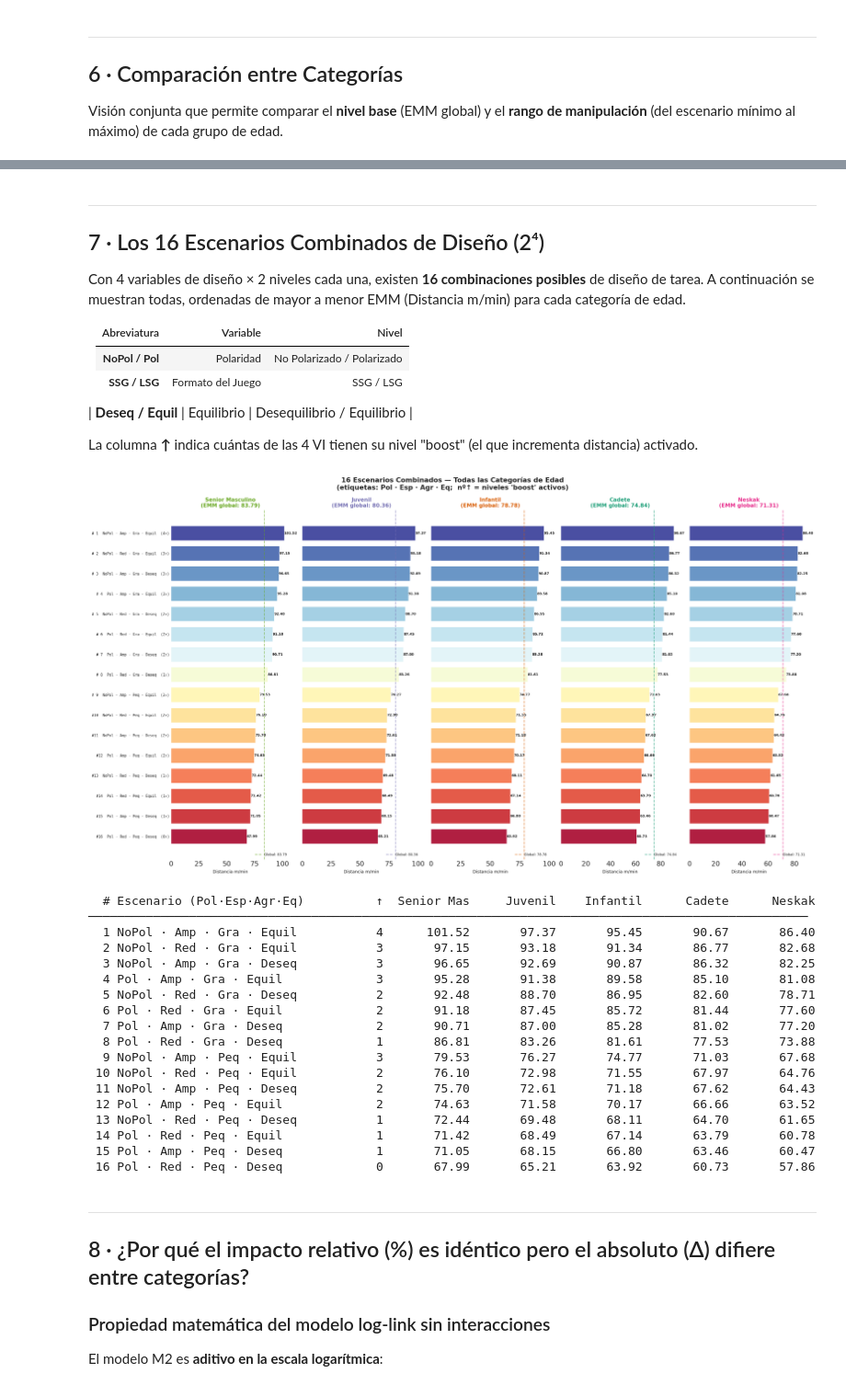
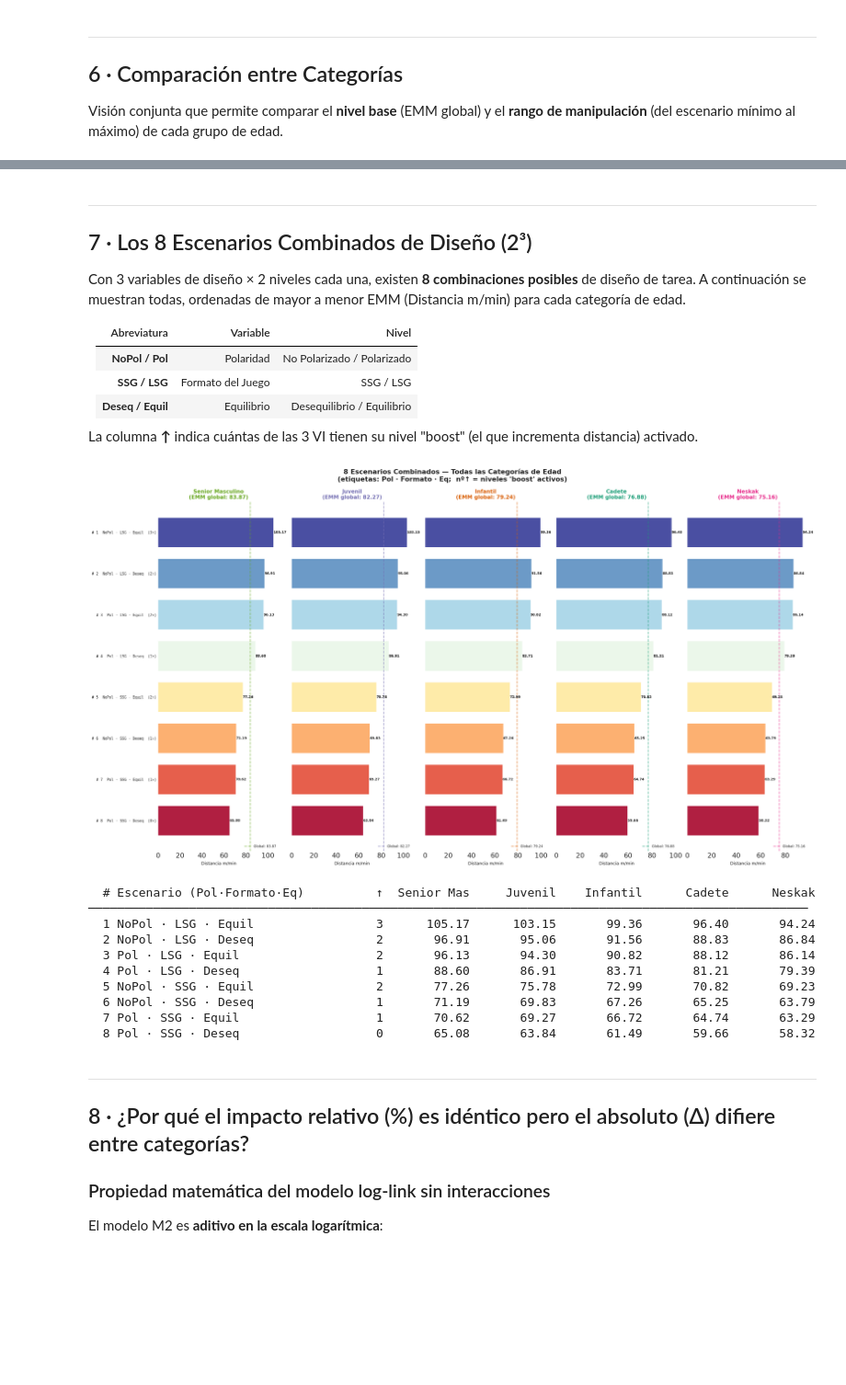
Before and after one commit to Bixen10/TFG-CristianRuiz-ImpactoTecnico, a Jupyter notebook: 04_GLMM/03b_glmm_distancia_fichas_categoria.ipynb, the cells around one changed output, grey strips where cells are left out. Shown at 92% size. Drawn from its saved outputs; the diff is of its cells as text; code cells hidden in the pictures; blank space fills up the shorter version.

```diff
--- a/04_GLMM/03b_glmm_distancia_fichas_categoria.ipynb
+++ b/04_GLMM/03b_glmm_distancia_fichas_categoria.ipynb
@@ -239,8 +235,7 @@ nivel_reduce = {
 }
 etiquetas_nivel = {
     "NoPolarizado": "No Polarizado", "Polarizado": "Polarizado",
-    "reducido": "Reducido",          "amplio": "Amplio",
-    "pequeño": "Pequeño (≤4v≤4)",    "grande": "Grande (≥5v≥5)",
+    "LSG": "Grande (LSG)",           "SSG": "Pequeño (SSG)",
     "Desequilibrio": "Desequilibrio","Equilibrio": "Equilibrio",
 }
 orden_vi = ["Formato del Juego", "Polaridad", "Equilibrio"]
@@ -267,16 +262,16 @@ def calcular_escenarios(cat):
     return [
         ("Máximo estímulo",
          g * r_b["Polaridad"] * r_b["Formato del Juego"] * r_b["Equilibrio"],
-         "NoPol · Amp · Gra · Equil"),
+         "NoPol · LSG · Equil"),
         ("Favorable (top-2 VI)",
          g * r_b["Formato del Juego"] * r_b["Polaridad"] * r_r["Equilibrio"],
-         "NoPol · Reduc · Gra · Deseq"),
+         "NoPol · LSG · Deseq"),
         ("Desfavorable (top-2 ×)",
          g * r_r["Formato del Juego"] * r_r["Polaridad"] * r_b["Equilibrio"],
-         "Pol · Amp · Peq · Equil"),
+         "Pol · SSG · Equil"),
         ("Mínimo estímulo",
          g * r_r["Polaridad"] * r_r["Formato del Juego"] * r_r["Equilibrio"],
-         "Pol · Reduc · Peq · Deseq"),
+         "Pol · SSG · Deseq"),
     ]
 
 
@@ -541,8 +536,8 @@ plt.show()
 # %% [markdown]
 ---
-## 7 · Los 16 Escenarios Combinados de Diseño (2⁴)
+## 7 · Los 8 Escenarios Combinados de Diseño (2³)
 
-Con 4 variables de diseño × 2 niveles cada una, existen **16 combinaciones
+Con 3 variables de diseño × 2 niveles cada una, existen **8 combinaciones
 posibles** de diseño de tarea. A continuación se muestran todas, ordenadas
 de mayor a menor EMM (Distancia m/min) para cada categoría de edad.
 
@@ -550,24 +545,22 @@ de mayor a menor EMM (Distancia m/min) para cada categoría de edad.
 |:-----------:|----------|-------|
 | **NoPol / Pol** | Polaridad | No Polarizado / Polarizado |
 | **SSG / LSG** | Formato del Juego | SSG / LSG |
-
 | **Deseq / Equil** | Equilibrio | Desequilibrio / Equilibrio |
 
-La columna **↑** indica cuántas de las 4 VI tienen su nivel "boost"
+La columna **↑** indica cuántas de las 3 VI tienen su nivel "boost"
 (el que incrementa distancia) activado.
 # %%
 # ══════════════════════════════════════════════════════════════════════════
-#  TODOS LOS 16 ESCENARIOS COMBINADOS POR CATEGORÍA DE EDAD
+#  TODOS LOS 8 ESCENARIOS COMBINADOS POR CATEGORÍA DE EDAD (2³ = 8)
 # ══════════════════════════════════════════════════════════════════════════
 
 abreviaturas = {
-    "amplio": "Amp", "reducido": "Red",
-    "grande": "Gra", "pequeño": "Peq",
+    "LSG": "LSG", "SSG": "SSG",
     "NoPolarizado": "NoPol", "Polarizado": "Pol",
     "Desequilibrio": "Deseq", "Equilibrio": "Equil",
 }
 
-# Orden para etiquetas: Pol · Esp · Agr · Eq  (de mayor a menor impacto)
+# Orden para etiquetas: Pol · Formato · Eq  (de mayor a menor impacto)
 _vi_keys_label = ["Polaridad", "Formato_del_Juego", "Equilibrio"]
 
 
@@ -636,56 +629,48 @@ for idx, cat in enumerate(orden_categorias):
     ax.spines[["top", "right"]].set_visible(False)
     ax.invert_yaxis()
 
     if idx == 0:
         ax.set_yticks(y_pos)
         ax.set_yticklabels(
             [f"#{e['rank']:>2d}  {e['label']}  ({e['n_boost']}↑)"
              for e in esc_list],
             fontsize=7.5, family="monospace",
         )
 
 fig.suptitle(
-    "16 Escenarios Combinados — Todas las Categorías de Edad\n"
-    "(etiquetas: Pol · Esp · Agr · Eq;  nº↑ = niveles 'boost' activos)",
+    "8 Escenarios Combinados — Todas las Categorías de Edad\n"
+    "(etiquetas: Pol · Formato · Eq;  nº↑ = niveles 'boost' activos)",
     fontsize=14, fontweight="bold", y=1.05,
 )
 fig.subplots_adjust(top=0.82, wspace=0.06)
 plt.show()
 
 # ── Tabla resumen ────────────────────────────────────────────────────────
 ref_cat = orden_categorias[0]
-print(f"\n{'#':>3} {'Escenario (Pol·Esp·Agr·Eq)':<34} {'↑':>2}", end="")
+print(f"\n{'#':>3} {'Escenario (Pol·Formato·Eq)':<34} {'↑':>2}", end="")
 for cat in orden_categorias:
     print(f"  {cat[:10]:>10}", end="")
 print()
 print("─" * (3 + 34 + 3 + 12 * n_cats))
 
-for rank_i in range(16):
+for rank_i in range(8):
     e_ref = todos_esc[ref_cat][rank_i]
     print(f"{rank_i+1:>3} {e_ref['label']:<34} {e_ref['n_boost']:>2}", end="")
     for cat in orden_categorias:
         print(f"  {todos_esc[cat][rank_i]['emm']:>10.2f}", end="")
     print()
 # %% [output]
-[figure, old version]
+[figure, new version]
-  # Escenario (Pol·Esp·Agr·Eq)          ↑  Senior Mas     Juvenil    Infantil      Cadete      Neskak
+  # Escenario (Pol·Formato·Eq)          ↑  Senior Mas     Juvenil    Infantil      Cadete      Neskak
 ────────────────────────────────────────────────────────────────────────────────────────────────────
-  1 NoPol · Amp · Gra · Equil           4      101.52       97.37       95.45       90.67       86.40
-  2 NoPol · Red · Gra · Equil           3       97.15       93.18       91.34       86.77       82.68
-  3 NoPol · Amp · Gra · Deseq           3       96.65       92.69       90.87       86.32       82.25
-  4 Pol · Amp · Gra · Equil             3       95.28       91.38       89.58       85.10       81.08
-  5 NoPol · Red · Gra · Deseq           2       92.48       88.70       86.95       82.60       78.71
-  6 Pol · Red · Gra · Equil             2       91.18       87.45       85.72       81.44       77.60
-  7 Pol · Amp · Gra · Deseq             2       90.71       87.00       85.28       81.02       77.20
-  8 Pol · Red · Gra · Deseq             1       86.81       83.26       81.61       77.53       73.88
-  9 NoPol · Amp · Peq · Equil           3       79.53       76.27       74.77       71.03       67.68
- 10 NoPol · Red · Peq · Equil           2       76.10       72.98       71.55       67.97       64.76
- 11 NoPol · Amp · Peq · Deseq           2       75.70       72.61       71.18       67.62       64.43
- 12 Pol · Amp · Peq · Equil             2       74.63       71.58       70.17       66.66       63.52
- 13 NoPol · Red · Peq · Deseq           1       72.44       69.48       68.11       64.70       61.65
- 14 Pol · Red · Peq · Equil             1       71.42       68.49       67.14       63.79       60.78
- 15 Pol · Amp · Peq · Deseq             1       71.05       68.15       66.80       63.46       60.47
- 16 Pol · Red · Peq · Deseq             0       67.99       65.21       63.92       60.73       57.86
+  1 NoPol · LSG · Equil                 3      105.17      103.15       99.36       96.40       94.24
+  2 NoPol · LSG · Deseq                 2       96.91       95.06       91.56       88.83       86.84
+  3 Pol · LSG · Equil                   2       96.13       94.30       90.82       88.12       86.14
+  4 Pol · LSG · Deseq                   1       88.60       86.91       83.71       81.21       79.39
+  5 NoPol · SSG · Equil                 2       77.26       75.78       72.99       70.82       69.23
+  6 NoPol · SSG · Deseq                 1       71.19       69.83       67.26       65.25       63.79
+  7 Pol · SSG · Equil                   1       70.62       69.27       66.72       64.74       63.29
+  8 Pol · SSG · Deseq                   0       65.08       63.84       61.49       59.66       58.32
 # %% [markdown]
 ---
 ## 8 · ¿Por qué el impacto relativo (%) es idéntico pero el absoluto (Δ) difiere entre categorías?
```
Also changed, not shown: parts of 9 cells of this notebook.
